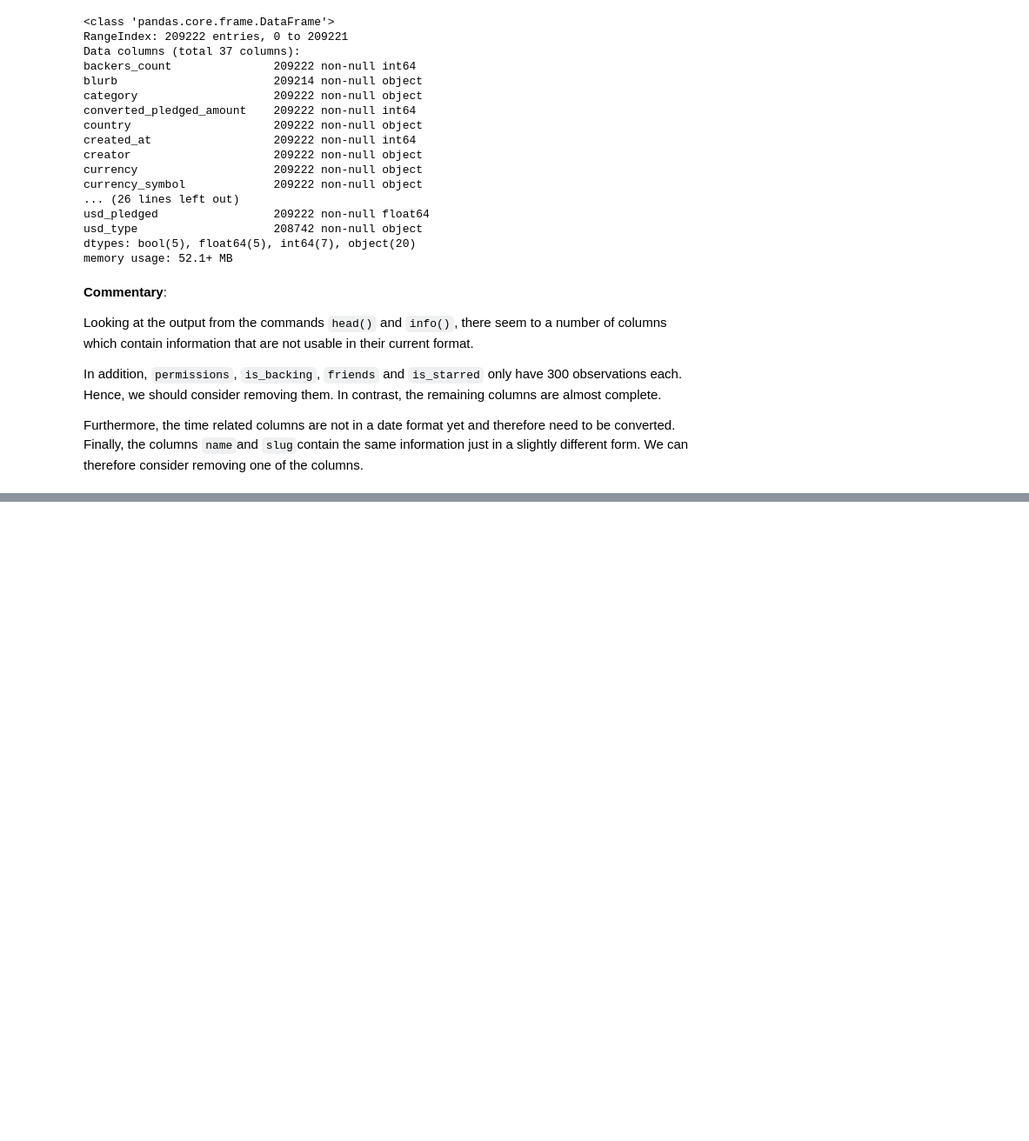
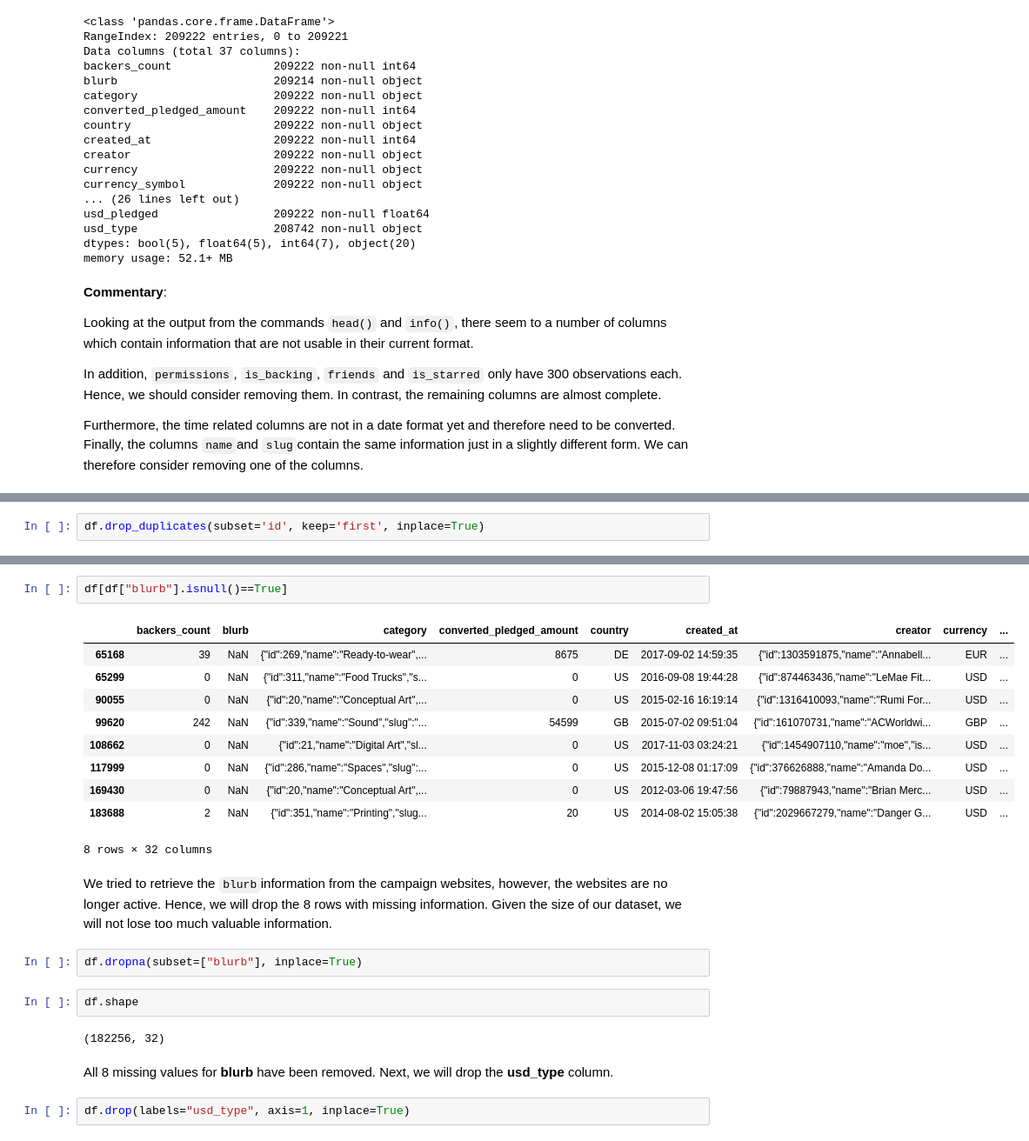
Before and after one commit to Toseidel/Kickstarter-Project, a Jupyter notebook: Kickstarter_Project.ipynb, the cells around one changed output, grey strips where cells are left out. Shown at 87% size. Cells and saved outputs as stored; diff of their text form; blank space fills up the shorter version.

```diff
--- a/Kickstarter_Project.ipynb
+++ b/Kickstarter_Project.ipynb
@@ -486,0 +272,2 @@ df2.shape
+# %%
+df.drop_duplicates(subset='id', keep='first', inplace=True)
@@ -486,0 +312,25 @@ df2.shape
+# %%
+df[df["blurb"].isnull()==True]
+# %% [output]
+|  | backers_count | blurb | category | converted_pledged_amount | country | created_at | creator | currency | ... |
+| 65168 | 39 | NaN | {"id":269,"name":"Ready-to-wear",... | 8675 | DE | 2017-09-02 14:59:35 | {"id":1303591875,"name":"Annabell... | EUR | ... |
+| 65299 | 0 | NaN | {"id":311,"name":"Food Trucks","s... | 0 | US | 2016-09-08 19:44:28 | {"id":874463436,"name":"LeMae Fit... | USD | ... |
+| 90055 | 0 | NaN | {"id":20,"name":"Conceptual Art",... | 0 | US | 2015-02-16 16:19:14 | {"id":1316410093,"name":"Rumi For... | USD | ... |
+| 99620 | 242 | NaN | {"id":339,"name":"Sound","slug":"... | 54599 | GB | 2015-07-02 09:51:04 | {"id":161070731,"name":"ACWorldwi... | GBP | ... |
+| 108662 | 0 | NaN | {"id":21,"name":"Digital Art","sl... | 0 | US | 2017-11-03 03:24:21 | {"id":1454907110,"name":"moe","is... | USD | ... |
+| 117999 | 0 | NaN | {"id":286,"name":"Spaces","slug":... | 0 | US | 2015-12-08 01:17:09 | {"id":376626888,"name":"Amanda Do... | USD | ... |
+| 169430 | 0 | NaN | {"id":20,"name":"Conceptual Art",... | 0 | US | 2012-03-06 19:47:56 | {"id":79887943,"name":"Brian Merc... | USD | ... |
+| 183688 | 2 | NaN | {"id":351,"name":"Printing","slug... | 20 | US | 2014-08-02 15:05:38 | {"id":2029667279,"name":"Danger G... | USD | ... |
+8 rows × 32 columns
+# %% [markdown]
+We tried to retrieve the `blurb`information from the campaign websites, however, the websites are no longer active. Hence, we will drop the 8 rows with missing information. Given the size of our dataset, we will not lose too much valuable information.
+# %%
+df.dropna(subset=["blurb"], inplace=True)
+# %%
+df.shape
+# %% [output]
+(182256, 32)
+# %% [markdown]
+All 8 missing values for **blurb** have been removed. Next, we will drop the **usd_type** column.
+# %%
+df.drop(labels="usd_type", axis=1, inplace=True)
```
Also changed, not shown: parts of 53 cells of this notebook.
